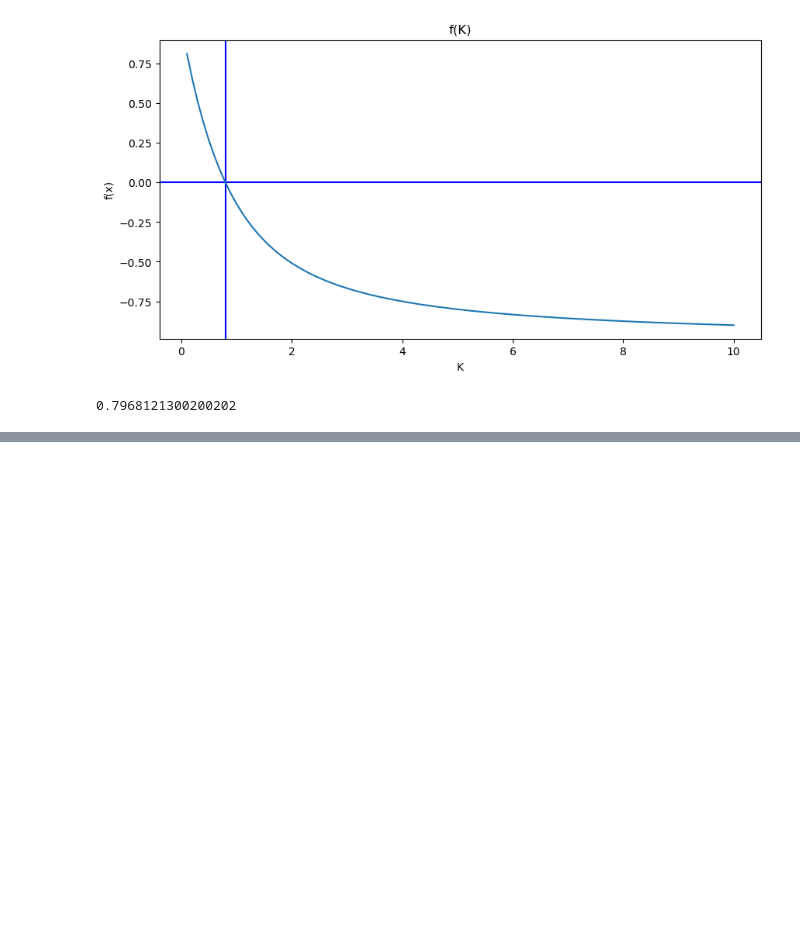
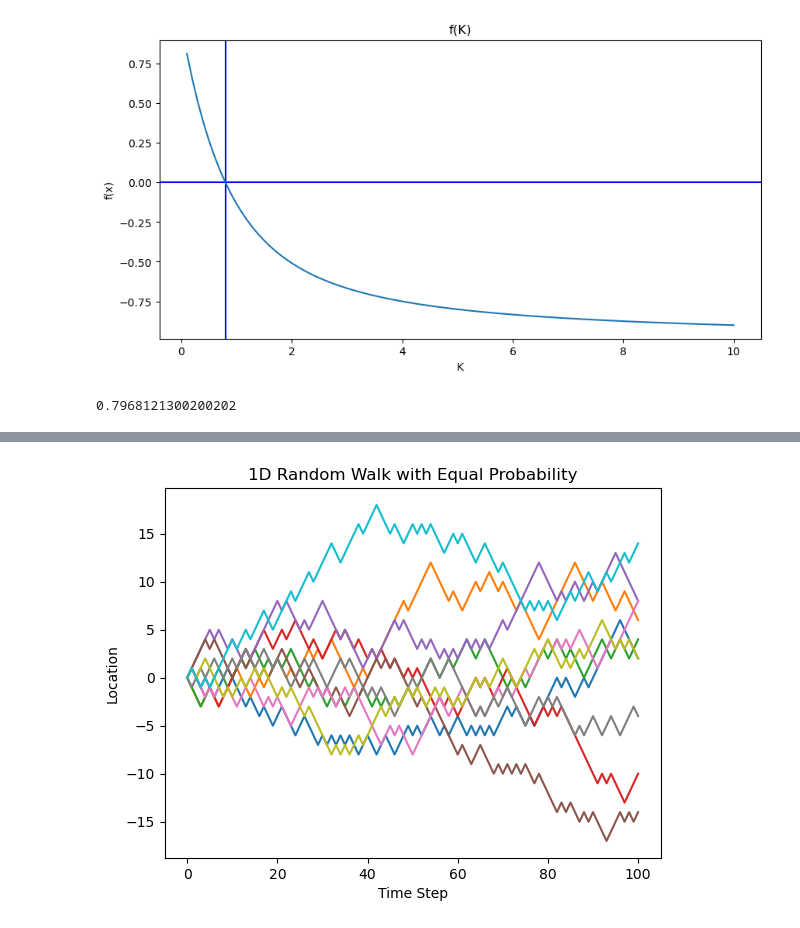
Before and after one commit to sarahharkins7/git_tutorial, a Jupyter notebook: lecture_example.ipynb, the cells around one changed output, grey strips where cells are left out. Cells and saved outputs as stored; diff of their text form; code cells hidden in the pictures; blank space fills up the shorter version.

```diff
--- a/lecture_example.ipynb
+++ b/lecture_example.ipynb
@@ -72,0 +145,11 @@ Root(Tol, x_0)
+# %%
+N = 10
+for i in range(N):
+    RandomWalk_1D(100)
+# %%
+Many_Walks = []
+for i in range(N):
+    Many_Walks.append(RandomWalk_1D(T, plot_flag=True))
+#print(len(Many_Walks))
+# %% [output]
+[figure, added]
```
Also changed, not shown: parts of 7 cells of this notebook.
